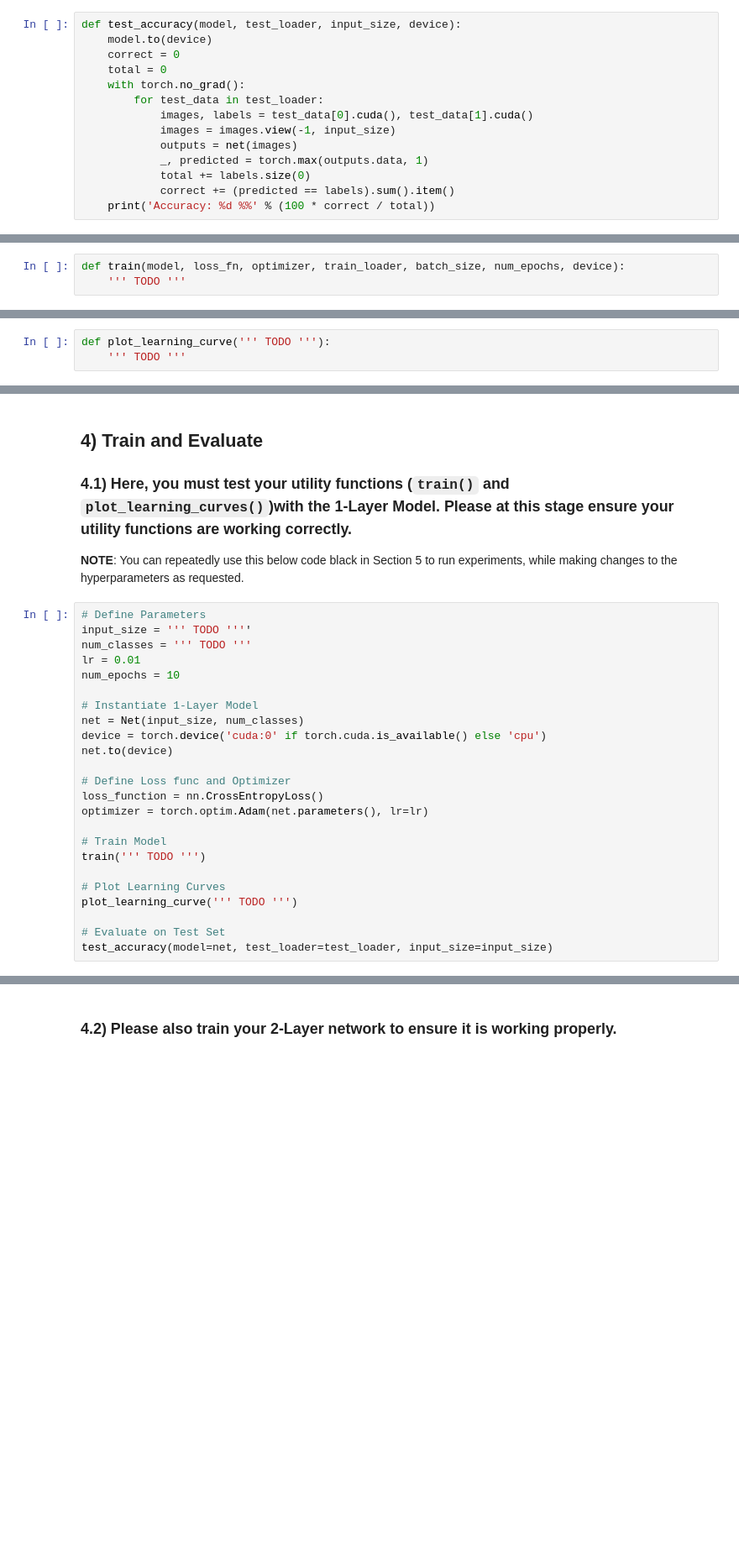
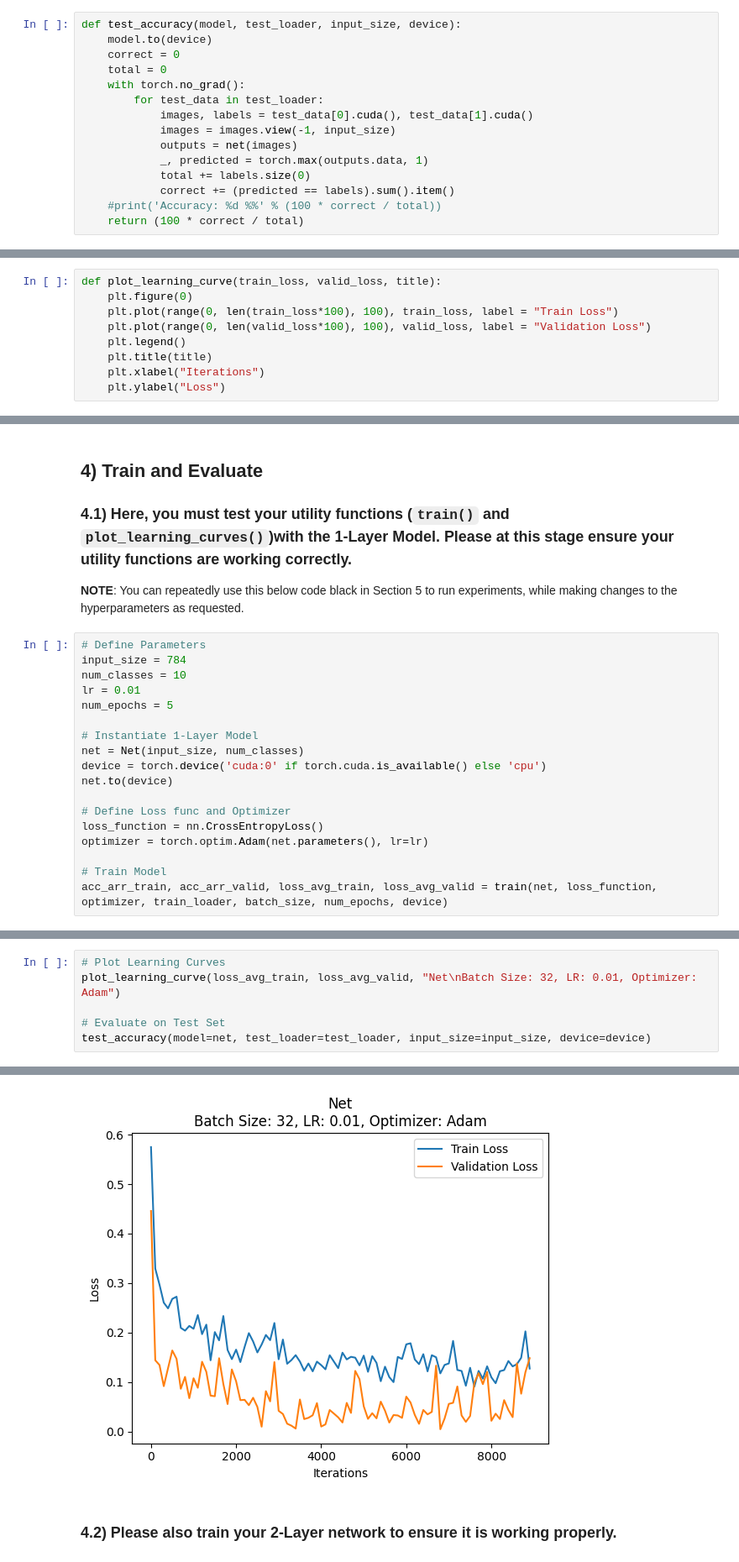
Before and after one commit to lpjones/Image-Classification, a Jupyter notebook: Phase_1.ipynb, the cells around one changed output, grey strips where cells are left out. Shown at 84% size. Cells and saved outputs as stored; diff of their text form; blank space fills up the shorter version.

```diff
--- a/Phase_1.ipynb
+++ b/Phase_1.ipynb
@@ -51,6 +89,7 @@ def test_accuracy(model, test_loader, input_size, device):
             _, predicted = torch.max(outputs.data, 1)
             total += labels.size(0)
             correct += (predicted == labels).sum().item()
-    print('Accuracy: %d %%' % (100 * correct / total))
+    #print('Accuracy: %d %%' % (100 * correct / total))
+    return (100 * correct / total)
 # %% [markdown]
 ### 2.1 Train Function
@@ -58,3 +96,0 @@ Please refer to the train function in `MNIST_Classifier.ipynb` to complete this
-# %%
-def train(model, loss_fn, optimizer, train_loader, batch_size, num_epochs, device):
-    ''' TODO '''
@@ -62,8 +187,14 @@ def train(model, loss_fn, optimizer, train_loader, batch_size, num_epochs, devic
 ### 2.2 Plot Learning Curves Function
 Plot the loss and accuracies from training
 # %%
-def plot_learning_curve(''' TODO '''):
-    ''' TODO '''
+def plot_learning_curve(train_loss, valid_loss, title):
+    plt.figure(0)
+    plt.plot(range(0, len(train_loss*100), 100), train_loss, label = "Train Loss")
+    plt.plot(range(0, len(valid_loss*100), 100), valid_loss, label = "Validation Loss")
+    plt.legend()
+    plt.title(title)
+    plt.xlabel("Iterations")
+    plt.ylabel("Loss")
 # %% [markdown]
 ## 3) Define CNNs
 
@@ -102,10 +245,10 @@ class Net2(nn.Module):
 **NOTE**: You can repeatedly use this below code black in Section 5 to run experiments, while making changes to the hyperparameters as requested.
 # %%
 # Define Parameters
-input_size = ''' TODO ''''
-num_classes = ''' TODO '''
+input_size = 784
+num_classes = 10
 lr = 0.01
-num_epochs = 10
+num_epochs = 5
 
 # Instantiate 1-Layer Model
 net = Net(input_size, num_classes)
@@ -117,10 +260,4 @@ loss_function = nn.CrossEntropyLoss()
 optimizer = torch.optim.Adam(net.parameters(), lr=lr)
 
 # Train Model
-train(''' TODO ''')
-
-# Plot Learning Curves
-plot_learning_curve(''' TODO ''')
-
-# Evaluate on Test Set
-test_accuracy(model=net, test_loader=test_loader, input_size=input_size)
+acc_arr_train, acc_arr_valid, loss_avg_train, loss_avg_valid = train(net, loss_function, optimizer, train_loader, batch_size, num_epochs, device)
@@ -126,0 +282,7 @@ test_accuracy(model=net, test_loader=test_loader, input_size=input_size)
+# %%
+# Plot Learning Curves
+plot_learning_curve(loss_avg_train, loss_avg_valid, "Net\nBatch Size: 32, LR: 0.01, Optimizer: Adam")
+
+# Evaluate on Test Set
+test_accuracy(model=net, test_loader=test_loader, input_size=input_size, device=device)
+# %% [output]
@@ -127,3 +290,4 @@ test_accuracy(model=net, test_loader=test_loader, input_size=input_size)
+[figure, added]
 # %% [markdown]
 ### 4.2) Please also train your 2-Layer network to ensure it is working properly.
 # %%
```
Also changed, not shown: parts of 70 cells of this notebook.
